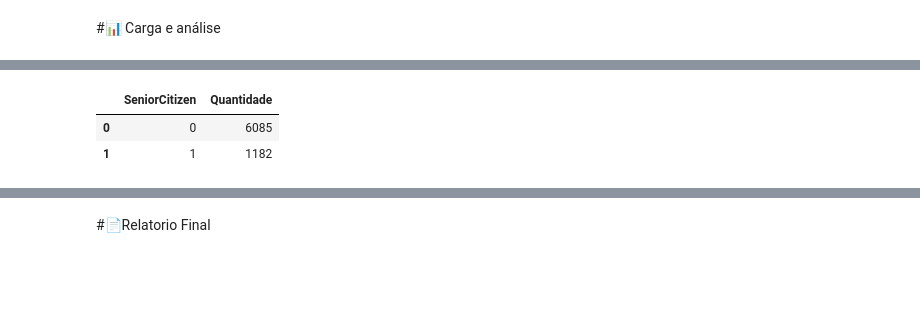
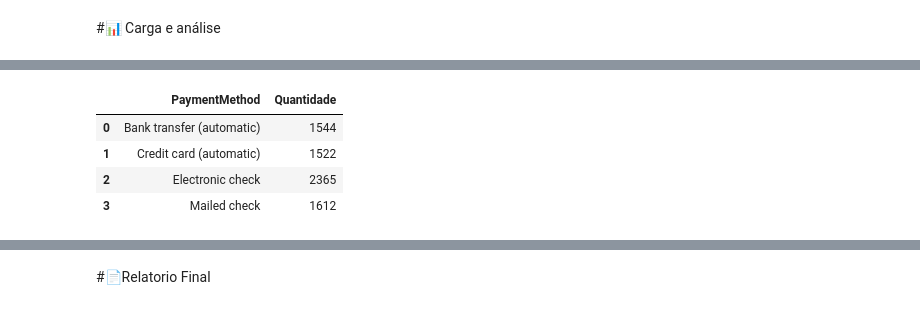
Before and after one commit to Housenkan/ChallengeAluraTelecomX, a Jupyter notebook: TelecomX_BR.ipynb, the cells around one changed output, grey strips where cells are left out. Drawn from its saved outputs; the diff is of its cells as text; code cells hidden in the pictures; blank space fills up the shorter version.

```diff
--- a/TelecomX_BR.ipynb
+++ b/TelecomX_BR.ipynb
@@ -81,6 +82,4 @@ display(summary_df_filtered)
 | Churn | 0 | 0.0 | 224 | 3.082427 |
 | Charges.Total | 0 | 0.0 | 11 | 0.151369 |
 # %%
-empty_churn_rows = dados[dados['Churn'].astype(str).str.strip() == '']
-print("Rows with empty values in the 'Churn' column:")
-display(empty_churn_rows)
+dados = dados[dados['Churn'].astype(str).str.strip() != '']
@@ -159,7 +310,9 @@ O valor da mediana é 70.3 e sua posição é 3634 enquanto a média é 64.72
 # %%
-idade_public = dados.groupby(dados_ordenados_mes['SeniorCitizen']).size().reset_index(name="Quantidade")
-idade_public
+metodos_agrupados = dados.groupby(dados_ordenados_mes['PaymentMethod']).size().reset_index(name= 'Quantidade')
+metodos_agrupados
 # %% [output]
-|  | SeniorCitizen | Quantidade |
-| 0 | 0 | 6085 |
-| 1 | 1 | 1182 |
+|  | PaymentMethod | Quantidade |
+| 0 | Bank transfer (automatic) | 1544 |
+| 1 | Credit card (automatic) | 1522 |
+| 2 | Electronic check | 2365 |
+| 3 | Mailed check | 1612 |
```
Also changed, not shown: parts of 17 cells of this notebook.
